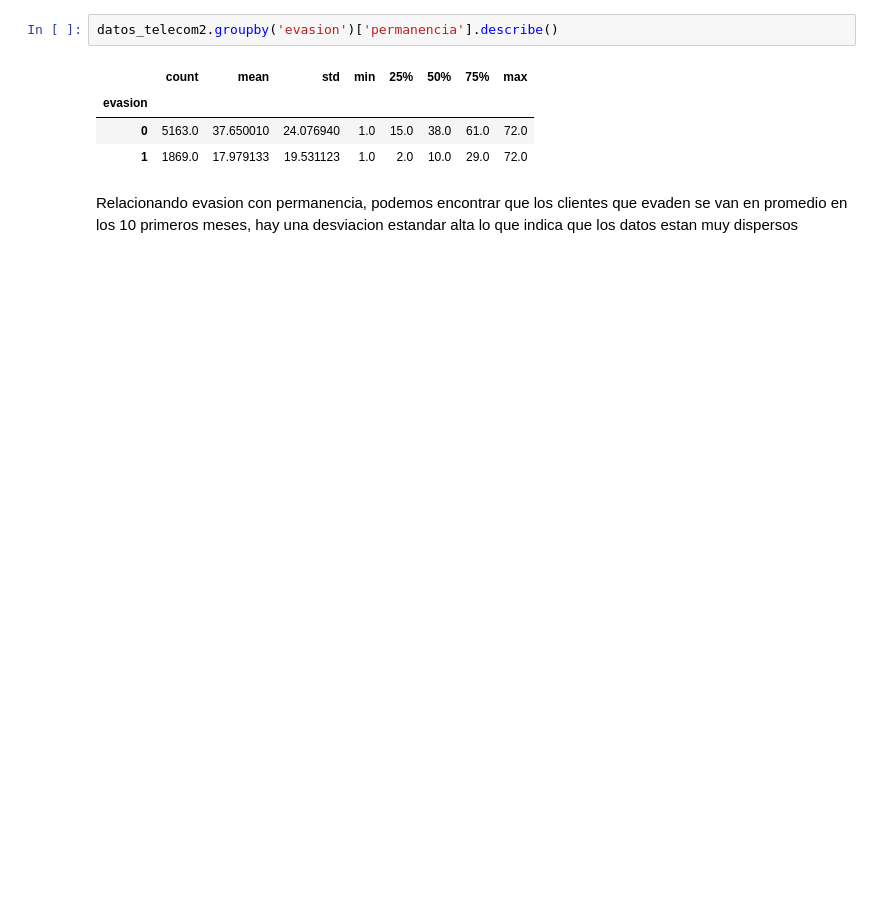
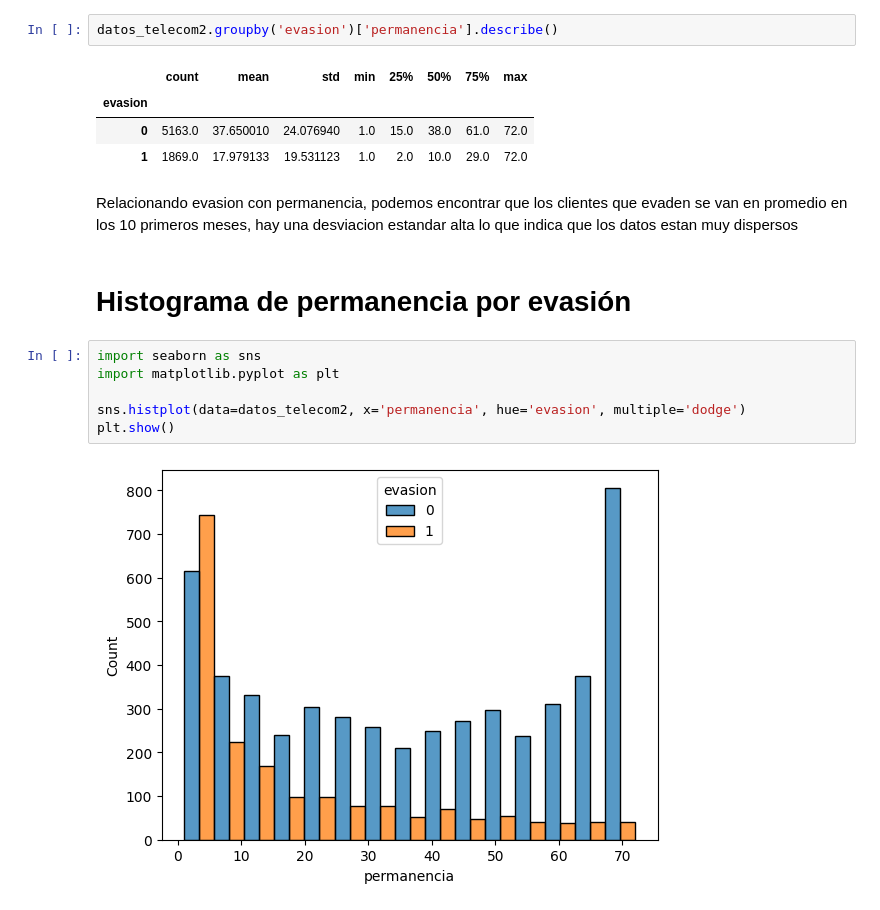
Before and after one commit to taniagoa/Segundo-challenge-CD-Telecom, a Jupyter notebook: segundo_challenge_Telecom.ipynb, the cells around one changed output. Drawn from its saved outputs; the diff is of its cells as text; blank space fills up the shorter version.

```diff
--- a/segundo_challenge_Telecom.ipynb
+++ b/segundo_challenge_Telecom.ipynb
@@ -241,3 +254,14 @@ datos_telecom2.groupby('evasion')['permanencia'].describe()
 | 1 | 1869.0 | 17.979133 | 19.531123 | 1.0 | 2.0 | 10.0 | 29.0 | 72.0 |
 # %% [markdown]
 Relacionando evasion con permanencia, podemos encontrar que los clientes que evaden se van en promedio en los 10 primeros meses, hay una desviacion estandar alta lo que indica que los datos estan muy dispersos
+# %% [markdown]
+
+# Histograma de permanencia por evasión
+# %%
+import seaborn as sns
+import matplotlib.pyplot as plt
+
+sns.histplot(data=datos_telecom2, x='permanencia', hue='evasion', multiple='dodge')
+plt.show()
+# %% [output]
+[figure, added]
```
Also changed, not shown: parts of 25 cells of this notebook.
